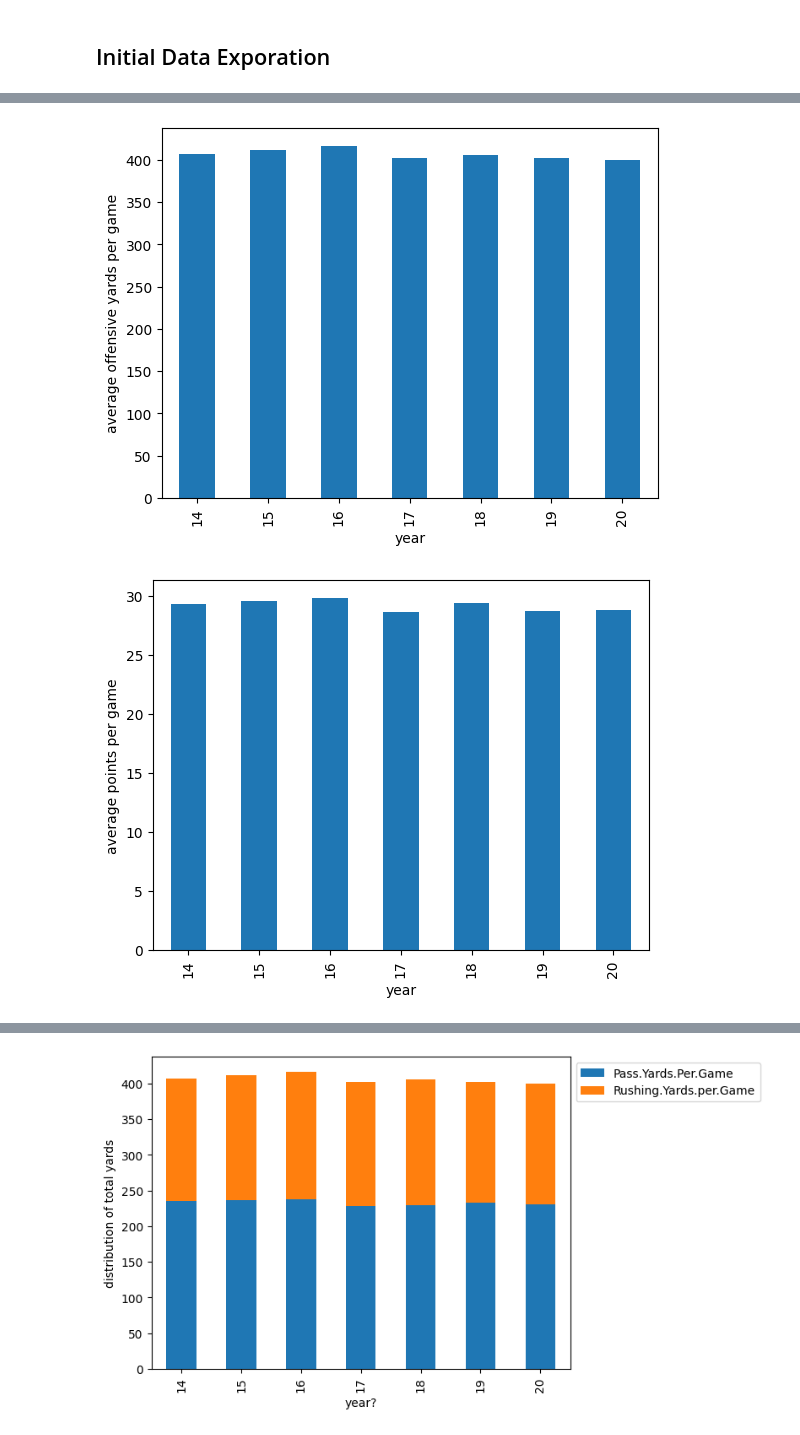
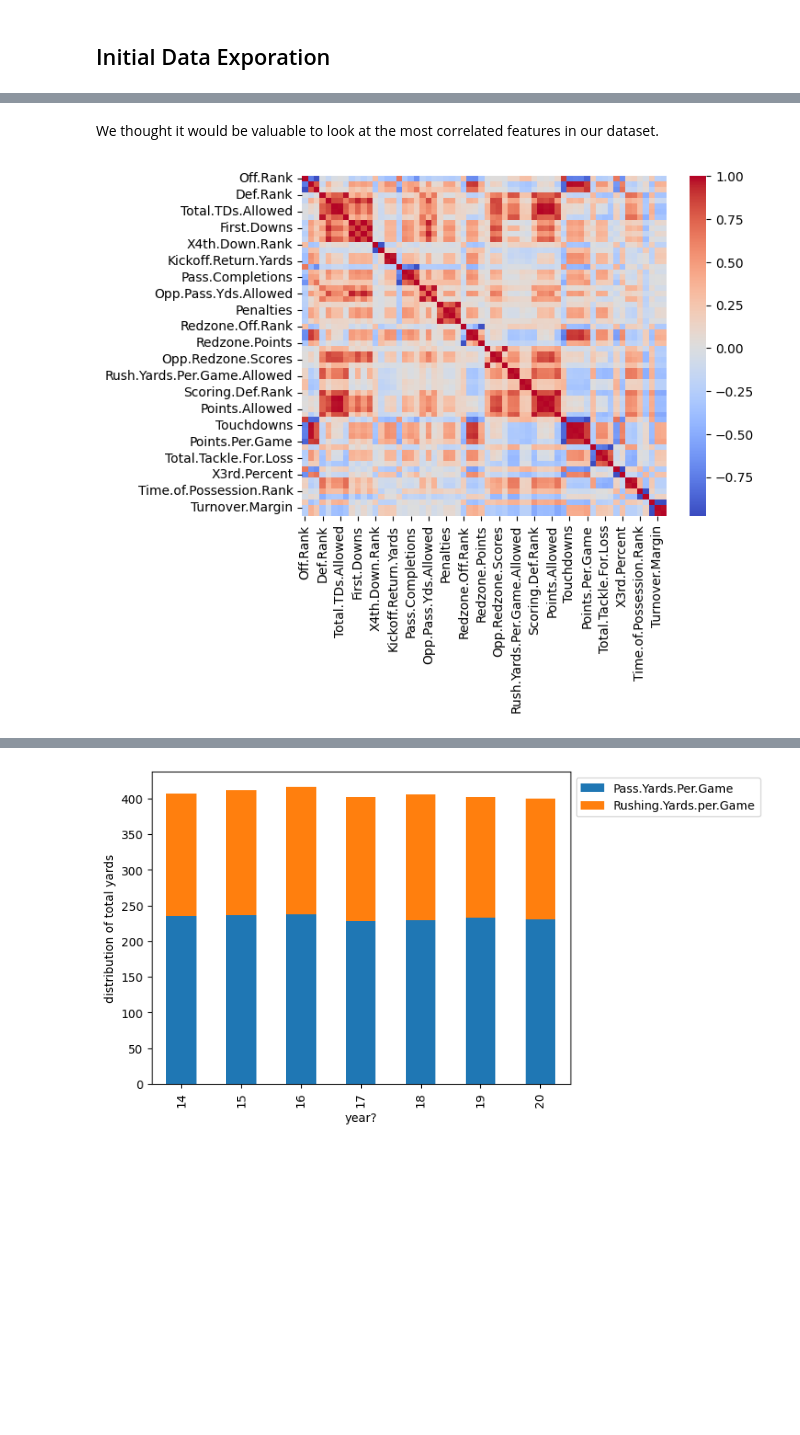
Before and after one commit to ashv1nr/cfb-top-25-predictor, a Jupyter notebook: cs363mProject.ipynb, the cells around one changed output, grey strips where cells are left out. Cells and saved outputs as stored; diff of their text form; code cells hidden in the pictures; blank space fills up the shorter version.

```diff
--- a/cs363mProject.ipynb
+++ b/cs363mProject.ipynb
@@ -81 +108,3 @@ We wanted to examine if the notion on college football becoming more offensive i
+# %% [markdown]
+We thought it would be valuable to look at the most correlated features in our dataset.
 # %%
@@ -82,15 +112,12 @@ We wanted to examine if the notion on college football becoming more offensive i
 import matplotlib.pyplot as plt
-# %%
-data = df.groupby('year')['Off.Yards.per.Game'].mean()
-data.plot(kind='bar')
-plt.xlabel('year')
-plt.ylabel('average offensive yards per game')
-plt.show()
-data = df.groupby('year')['Points.Per.Game'].mean()
-data.plot(kind='bar')
-plt.xlabel('year')
-plt.ylabel('average points per game')
-plt.show()
-# %% [output]
-[figure, removed]
-[figure, removed]
+# %%
+numeric_cols = df.select_dtypes(include=['int64', 'float64']).columns
+corr_matrix = df[numeric_cols].corr()
+corr_threshold = .95
+mask = (corr_matrix.abs() >= corr_threshold) & (corr_matrix.abs() < 1)
+corr_features = corr_matrix.columns[mask.any()]
+corr_df = df[corr_features]
+sns.heatmap(corr_df.corr(), annot=False, cmap='coolwarm')
+plt.show()
+# %% [output]
+[figure, added]
```
Also changed, not shown: parts of 27 cells of this notebook.
